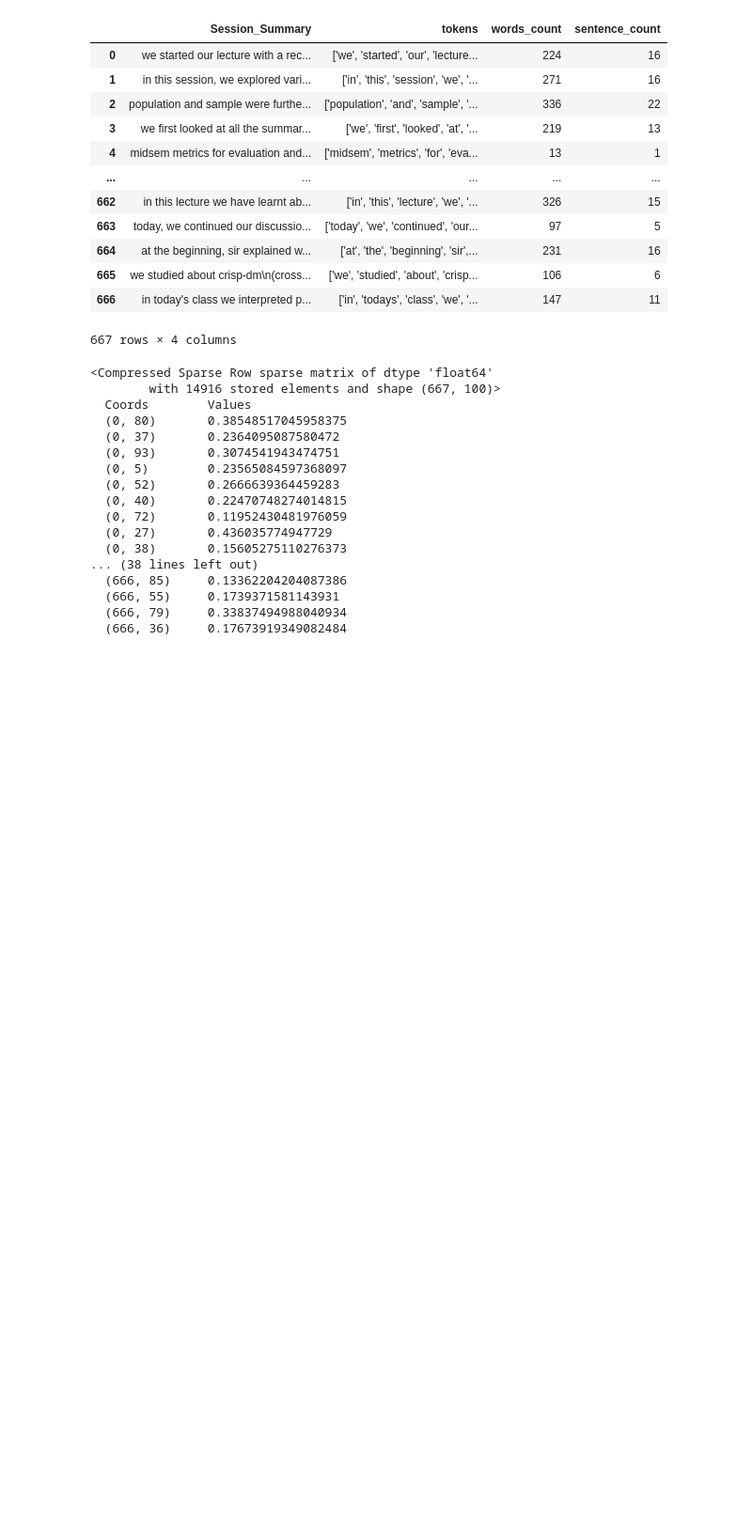
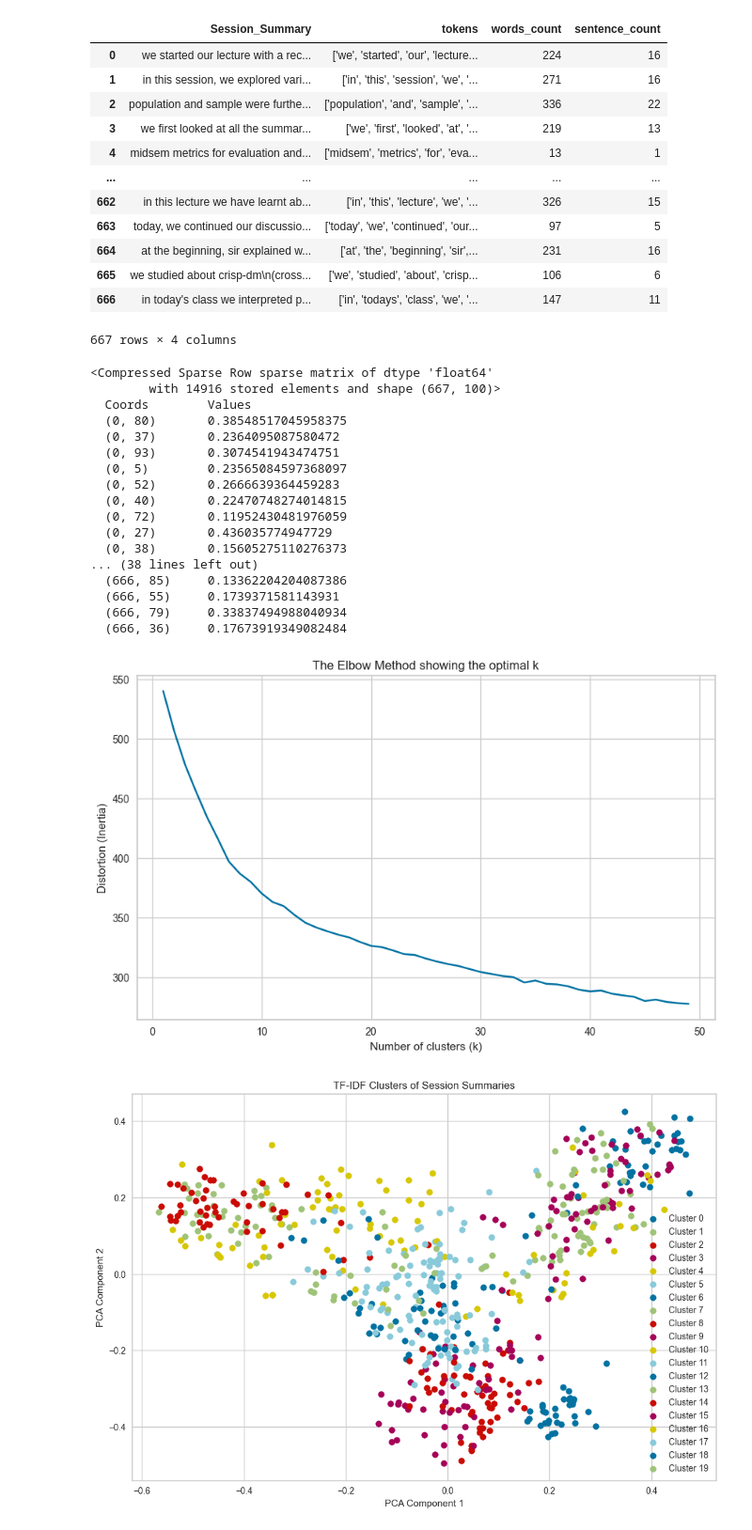
Before and after one commit to Swayam-Patel-un/DS203-Project, a Jupyter notebook: Killer's Folder/tfidf.ipynb, the cells around one changed output. Shown at 94% size. Cells and saved outputs as stored; diff of their text form; code cells hidden in the pictures; blank space fills up the shorter version.

```diff
--- a/Killer's Folder/tfidf.ipynb
+++ b/Killer's Folder/tfidf.ipynb
@@ -61,3 +62,79 @@ print(tfidf_matrix)
   (666, 55)     0.1739371581143931
   (666, 79)     0.33837494988040934
   (666, 36)     0.17673919349082484
+# %%
+distortions = []
+K = range(1, 50)  # Test different numbers of clusters
+for k in K:
+    kmeans = KMeans(n_clusters=k, random_state=42, n_init=10)
+    kmeans.fit(tfidf_matrix_normalized)
+    distortions.append(kmeans.inertia_)
+
+# Plot the elbow curve
+plt.figure(figsize=(10, 6))
+plt.plot(K, distortions, "bx-")
+plt.xlabel("Number of clusters (k)")
+plt.ylabel("Distortion (Inertia)")
+plt.title("The Elbow Method showing the optimal k")
+plt.grid(True)
+plt.show()
+
+# Based on the elbow curve, choose an appropriate number of clusters
+# For this example, let's assume k=4 is optimal
+optimal_k = 20
+
+# Train the KMeans model with the optimal number of clusters
+kmeans = KMeans(n_clusters=optimal_k, random_state=42, n_init=10)
+clusters = kmeans.fit_predict(tfidf_matrix_normalized)
+
+# Add the cluster labels to the original dataframe
+df["Cluster"] = clusters
+
+# Visualize the clusters using PCA for dimensionality reduction
+pca = PCA(n_components=2)
+tfidf_matrix_2d = pca.fit_transform(tfidf_matrix_normalized.toarray())
+
+# Create a scatter plot of the clusters
+plt.figure(figsize=(12, 8))
+for cluster_num in range(optimal_k):
+    # Get points in this cluster
+    cluster_points = tfidf_matrix_2d[clusters == cluster_num]
+    plt.scatter(
+        cluster_points[:, 0], cluster_points[:, 1], label=f"Cluster {cluster_num}"
+    )
+
+plt.title("TF-IDF Clusters of Session Summaries")
+plt.xlabel("PCA Component 1")
+plt.ylabel("PCA Component 2")
+plt.legend()
+plt.grid(True)
+plt.show()
+
+# Print the most common terms in each cluster
+print("Top terms per cluster:")
+order_centroids = kmeans.cluster_centers_.argsort()[:, ::-1]
+terms = tfidf_vectorizer.get_feature_names_out()
+
+for i in range(optimal_k):
+    print(f"Cluster {i}:")
+    # Print top 10 terms for each cluster
+    top_terms = [terms[ind] for ind in order_centroids[i, :10]]
+    print(", ".join(top_terms))
+    print()
+
+# Print a few examples from each cluster
+print("Sample summaries from each cluster:")
+for i in range(optimal_k):
+    print(f"Cluster {i} samples:")
+    # Get 10 random samples from this cluster
+    cluster_samples = (
+        df[df["Cluster"] == i]["Session_Summary"]
+        .sample(min(10, len(df[df["Cluster"] == i])))
+        .values
+    )
+    for j, sample in enumerate(cluster_samples):
+        print(f"Sample {j+1}: {sample}...")  # Print first 200 chars
+    print()
+# %% [output]
+[figure, added]
+[figure, added]
```
Also changed, not shown: parts of 3 cells of this notebook.
